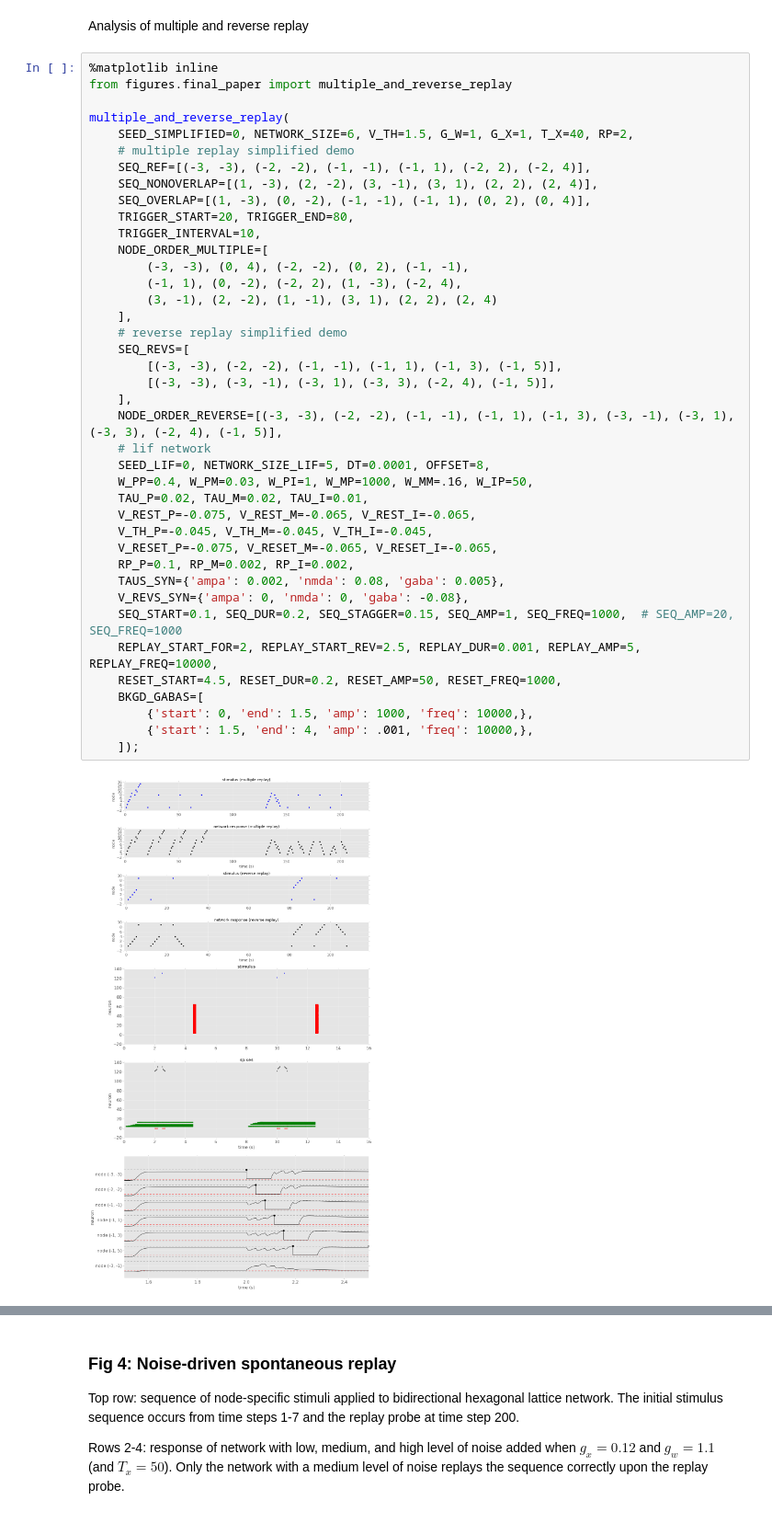
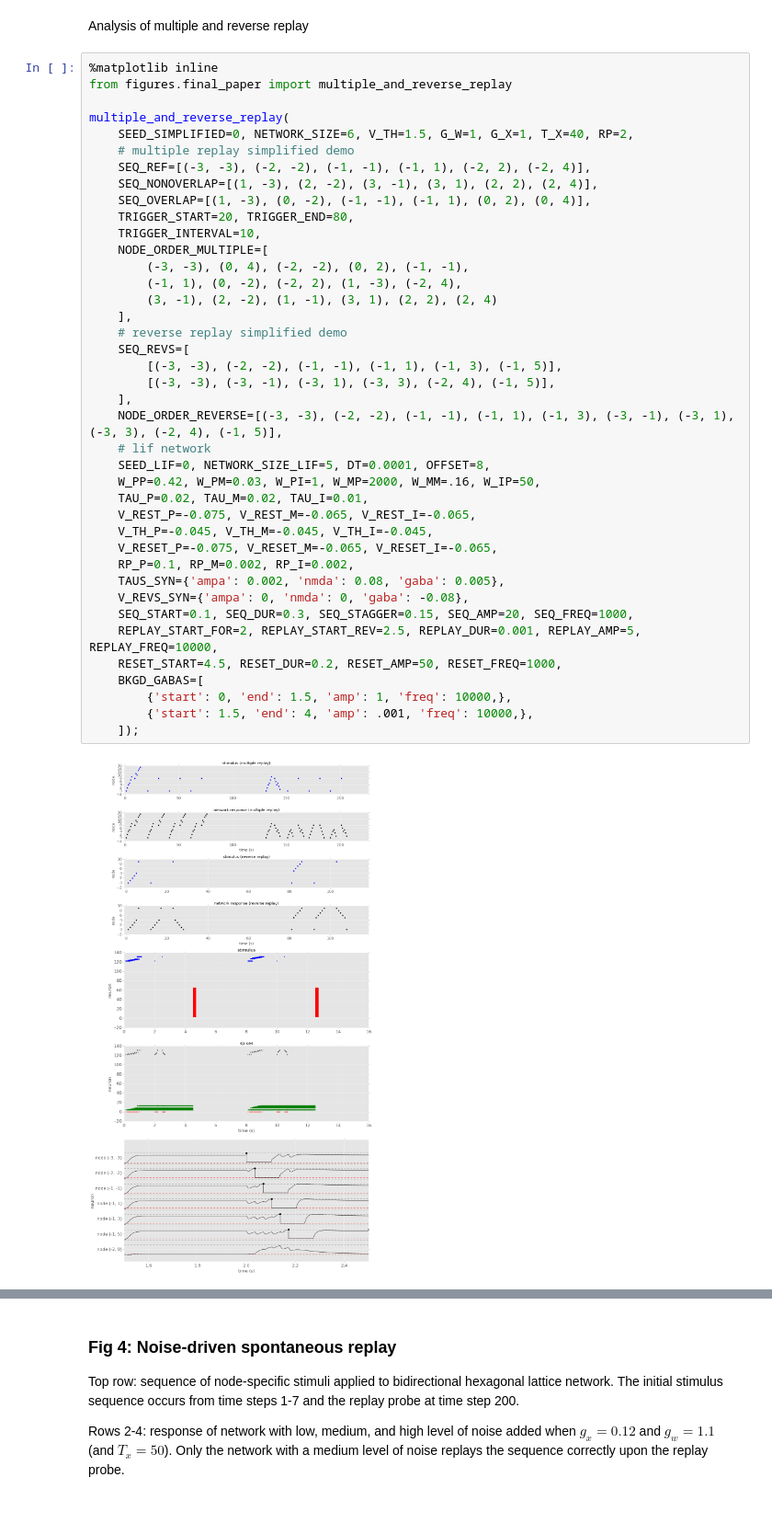
Before and after one commit to rkp8000/nothing_but_reruns, a Jupyter notebook: _paper_draft.ipynb, the cells around one changed output, grey strips where cells are left out. Shown at 92% size. Drawn from its saved outputs; the diff is of its cells as text.

```diff
--- a/_paper_draft.ipynb
+++ b/_paper_draft.ipynb
@@ -52,34 +54,34 @@ multiple_and_reverse_replay(
     SEQ_NONOVERLAP=[(1, -3), (2, -2), (3, -1), (3, 1), (2, 2), (2, 4)],
     SEQ_OVERLAP=[(1, -3), (0, -2), (-1, -1), (-1, 1), (0, 2), (0, 4)],
     TRIGGER_START=20, TRIGGER_END=80,
     TRIGGER_INTERVAL=10,
     NODE_ORDER_MULTIPLE=[
         (-3, -3), (0, 4), (-2, -2), (0, 2), (-1, -1),
         (-1, 1), (0, -2), (-2, 2), (1, -3), (-2, 4),
         (3, -1), (2, -2), (1, -1), (3, 1), (2, 2), (2, 4)
     ],
     # reverse replay simplified demo
     SEQ_REVS=[
         [(-3, -3), (-2, -2), (-1, -1), (-1, 1), (-1, 3), (-1, 5)],
         [(-3, -3), (-3, -1), (-3, 1), (-3, 3), (-2, 4), (-1, 5)],
     ],
     NODE_ORDER_REVERSE=[(-3, -3), (-2, -2), (-1, -1), (-1, 1), (-1, 3), (-3, -1), (-3, 1), (-3, 3), (-2, 4), (-1, 5)],
     # lif network
     SEED_LIF=0, NETWORK_SIZE_LIF=5, DT=0.0001, OFFSET=8,
-    W_PP=0.4, W_PM=0.03, W_PI=1, W_MP=1000, W_MM=.16, W_IP=50,
+    W_PP=0.42, W_PM=0.03, W_PI=1, W_MP=2000, W_MM=.16, W_IP=50,
     TAU_P=0.02, TAU_M=0.02, TAU_I=0.01,
     V_REST_P=-0.075, V_REST_M=-0.065, V_REST_I=-0.065,
     V_TH_P=-0.045, V_TH_M=-0.045, V_TH_I=-0.045,
     V_RESET_P=-0.075, V_RESET_M=-0.065, V_RESET_I=-0.065,
     RP_P=0.1, RP_M=0.002, RP_I=0.002,
     TAUS_SYN={'ampa': 0.002, 'nmda': 0.08, 'gaba': 0.005},
     V_REVS_SYN={'ampa': 0, 'nmda': 0, 'gaba': -0.08},
-    SEQ_START=0.1, SEQ_DUR=0.2, SEQ_STAGGER=0.15, SEQ_AMP=1, SEQ_FREQ=1000,  # SEQ_AMP=20, SEQ_FREQ=1000
+    SEQ_START=0.1, SEQ_DUR=0.3, SEQ_STAGGER=0.15, SEQ_AMP=20, SEQ_FREQ=1000,
     REPLAY_START_FOR=2, REPLAY_START_REV=2.5, REPLAY_DUR=0.001, REPLAY_AMP=5, REPLAY_FREQ=10000,
     RESET_START=4.5, RESET_DUR=0.2, RESET_AMP=50, RESET_FREQ=1000,
     BKGD_GABAS=[
-        {'start': 0, 'end': 1.5, 'amp': 1000, 'freq': 10000,},
+        {'start': 0, 'end': 1.5, 'amp': 1, 'freq': 10000,},
         {'start': 1.5, 'end': 4, 'amp': .001, 'freq': 10000,},
     ]);
 # %% [output]
-[figure, old version]
+[figure, new version]
```
Also changed, not shown: parts of 10 cells of this notebook.
